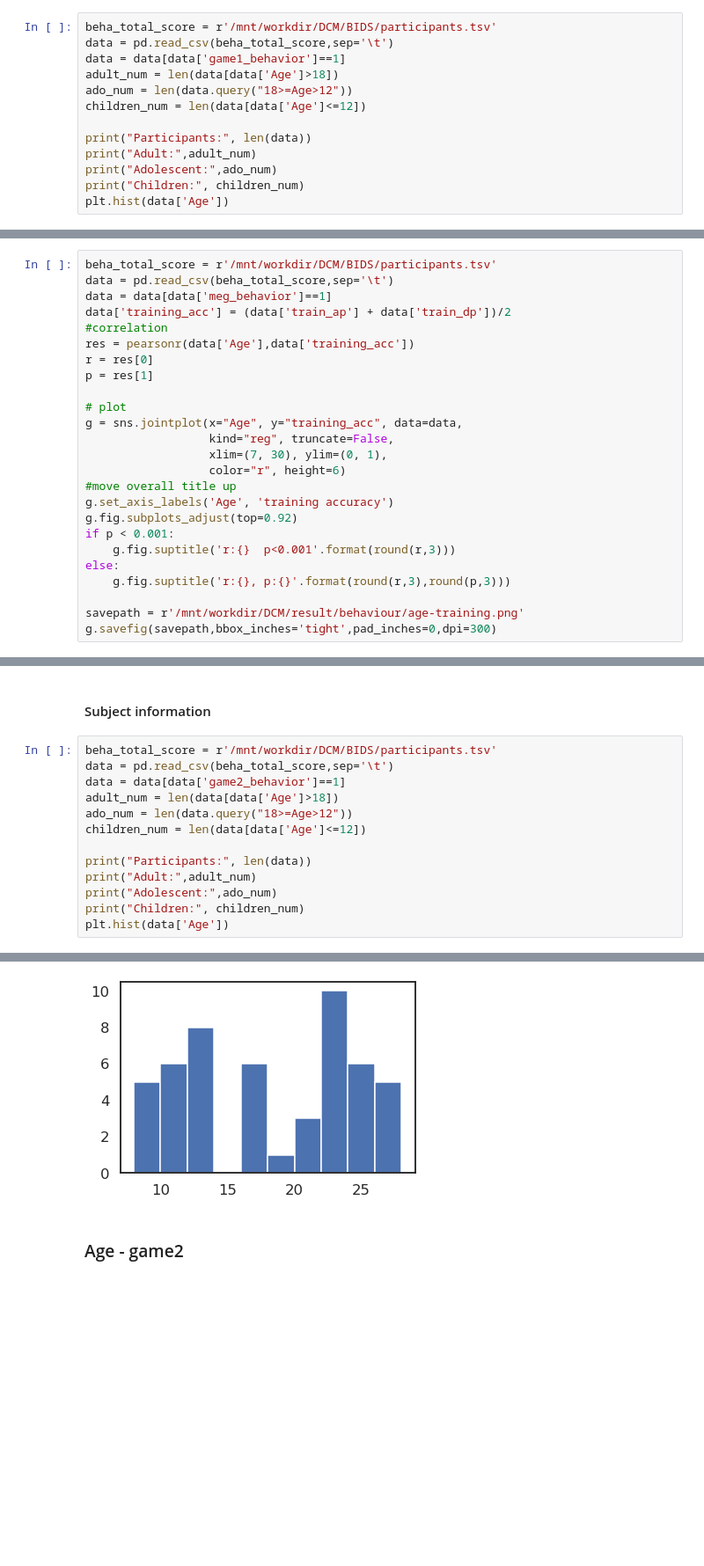
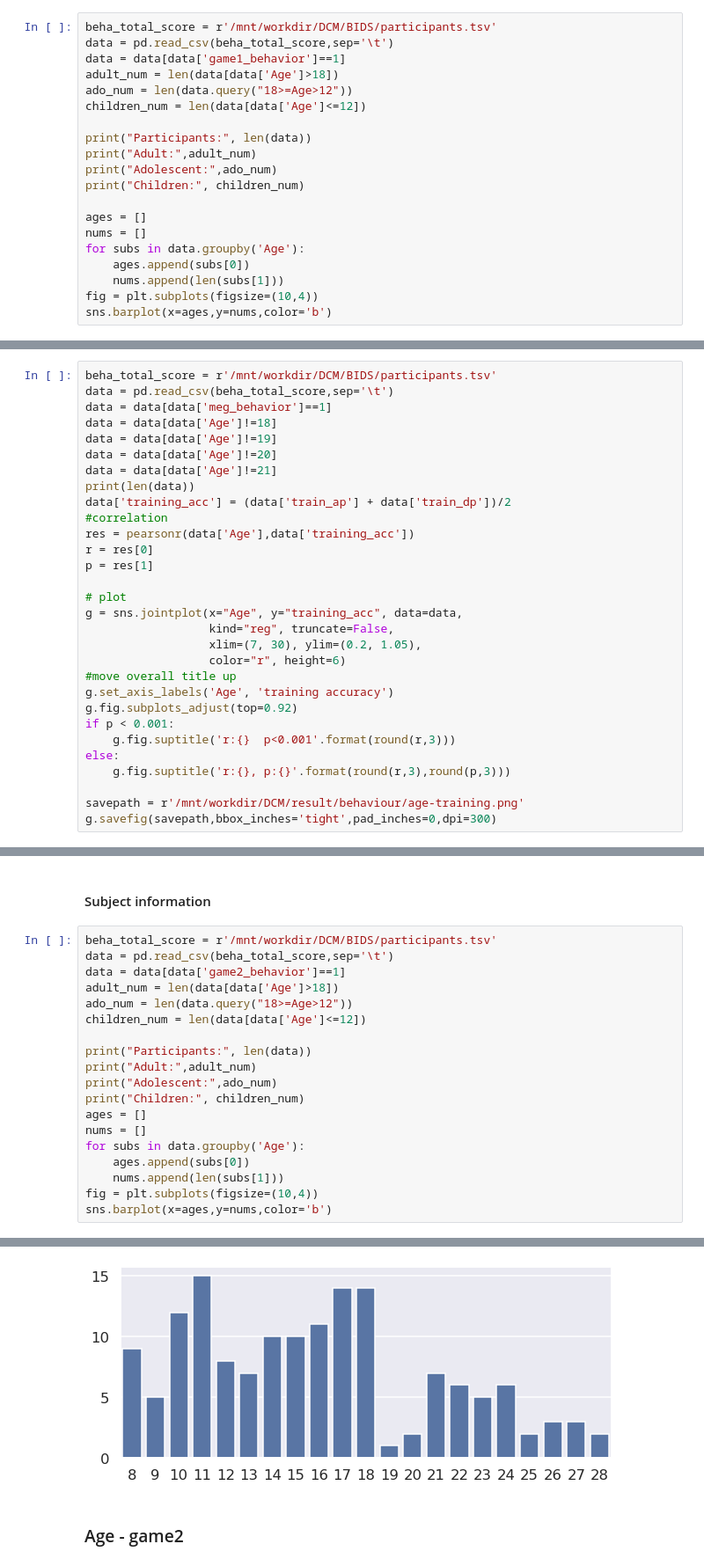
Before and after one commit to YukunQu/DCM, a Jupyter notebook: analysis/behaviour/behavioral_result.ipynb, the cells around one changed output, grey strips where cells are left out. Shown at 88% size. Cells and saved outputs as stored; diff of their text form; blank space fills up the shorter version.

```diff
--- a/analysis/behaviour/behavioral_result.ipynb
+++ b/analysis/behaviour/behavioral_result.ipynb
@@ -19,5 +19,12 @@ print("Participants:", len(data))
 print("Adult:",adult_num)
 print("Adolescent:",ado_num)
 print("Children:", children_num)
-plt.hist(data['Age'])
+
+ages = []
+nums = []
+for subs in data.groupby('Age'):
+    ages.append(subs[0])
+    nums.append(len(subs[1]))
+fig = plt.subplots(figsize=(10,4))
+sns.barplot(x=ages,y=nums,color='b')
 # %% [output]
@@ -35,6 +40,11 @@ Children: 16
 beha_total_score = r'/mnt/workdir/DCM/BIDS/participants.tsv'
 data = pd.read_csv(beha_total_score,sep='\t')
 data = data[data['meg_behavior']==1]
+data = data[data['Age']!=18]
+data = data[data['Age']!=19]
+data = data[data['Age']!=20]
+data = data[data['Age']!=21]
+print(len(data))
 data['training_acc'] = (data['train_ap'] + data['train_dp'])/2
 #correlation
 res = pearsonr(data['Age'],data['training_acc'])
@@ -44,7 +54,7 @@ p = res[1]
 # plot
 g = sns.jointplot(x="Age", y="training_acc", data=data,
                   kind="reg", truncate=False,
-                  xlim=(7, 30), ylim=(0, 1),
+                  xlim=(7, 30), ylim=(0.2, 1.05),
                   color="r", height=6)
 #move overall title up
 g.set_axis_labels('Age', 'training accuracy')
@@ -147,5 +173,11 @@ print("Participants:", len(data))
 print("Adult:",adult_num)
 print("Adolescent:",ado_num)
 print("Children:", children_num)
-plt.hist(data['Age'])
+ages = []
+nums = []
+for subs in data.groupby('Age'):
+    ages.append(subs[0])
+    nums.append(len(subs[1]))
+fig = plt.subplots(figsize=(10,4))
+sns.barplot(x=ages,y=nums,color='b')
 # %% [output]
@@ -159,4 +189,4 @@ Children: 14
-[figure, old version]
+[figure, new version]
 # %% [markdown]
 ### Age - game2
 # %%
```
Also changed, not shown: parts of 13 cells of this notebook, 38 other files.
